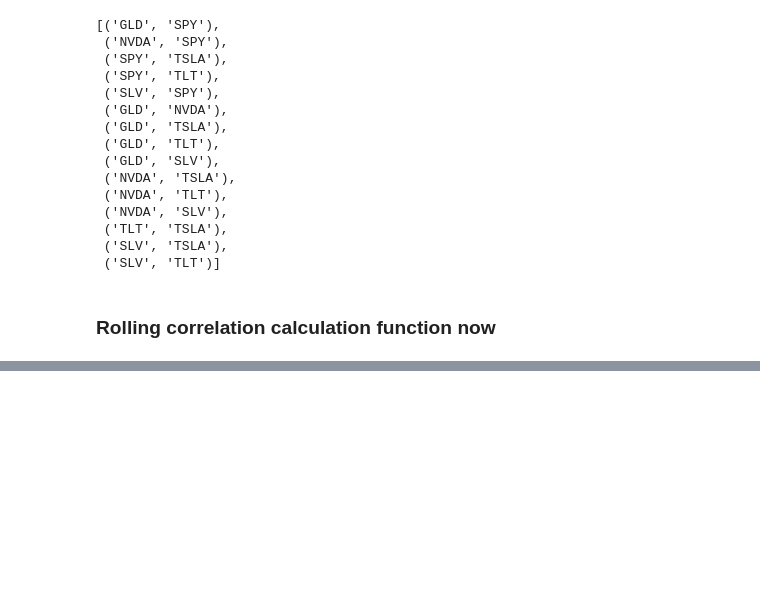
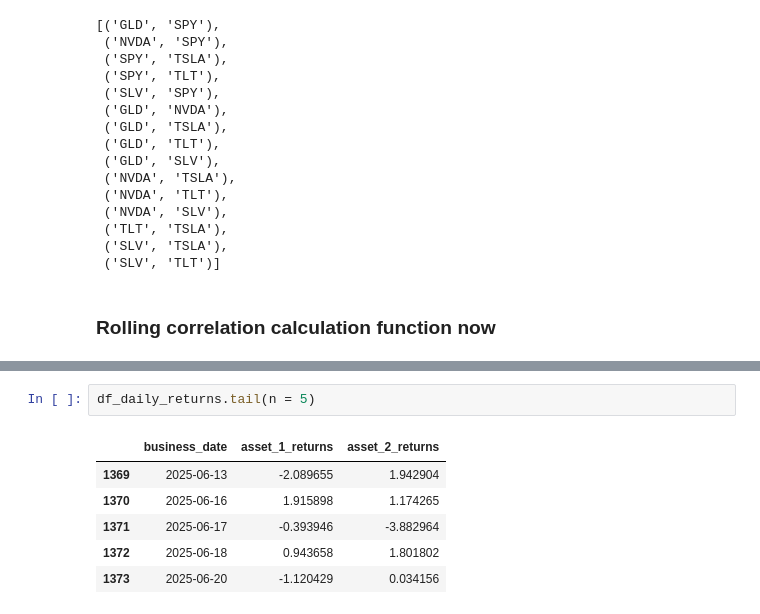
Before and after one commit to jzl4/financial-etl-poc, a Jupyter notebook: notebooks/notebook_3_rolling_correlations.ipynb, the cells around one changed output, grey strips where cells are left out. Saved outputs shown, nothing was run; the diff lists cells and outputs as text; blank space fills up the shorter version.

```diff
--- a/notebooks/notebook_3_rolling_correlations.ipynb
+++ b/notebooks/notebook_3_rolling_correlations.ipynb
@@ -453,0 +159,9 @@ plot_rolling_correlation(nvda_tsla_correlation)
+# %%
+df_daily_returns.tail(n = 5)
+# %% [output]
+|  | business_date | asset_1_returns | asset_2_returns |
+| 1369 | 2025-06-13 | -2.089655 | 1.942904 |
+| 1370 | 2025-06-16 | 1.915898 | 1.174265 |
+| 1371 | 2025-06-17 | -0.393946 | -3.882964 |
+| 1372 | 2025-06-18 | 0.943658 | 1.801802 |
+| 1373 | 2025-06-20 | -1.120429 | 0.034156 |
```
Also changed, not shown: parts of 34 cells of this notebook, 3 other files.
